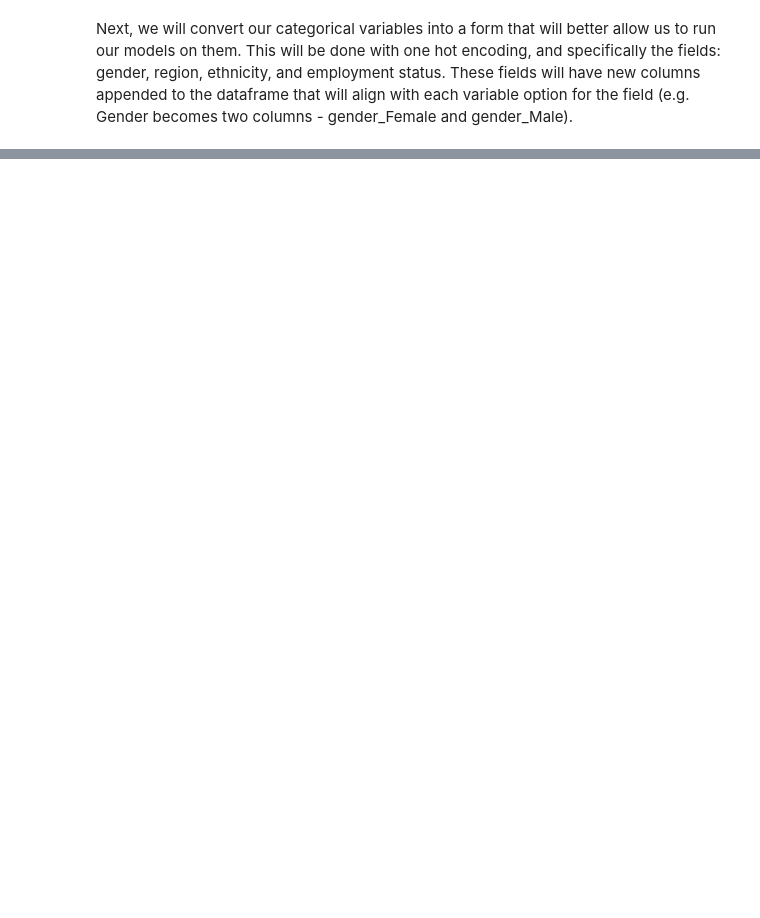
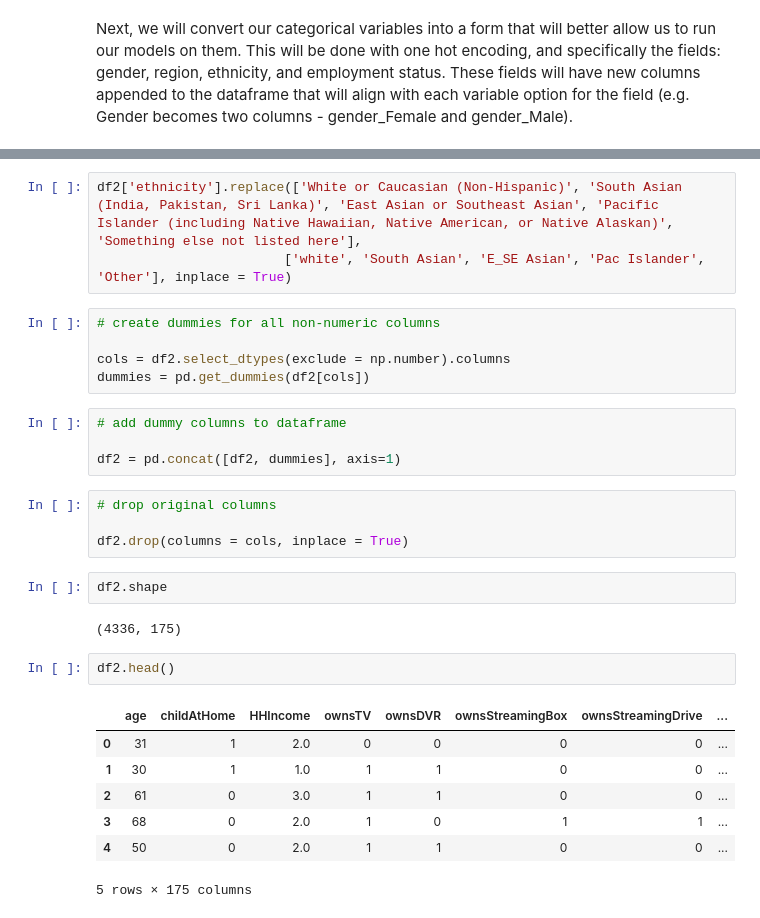
Before and after one commit to aud-z/DeloitteDigitalDemocracy, a Jupyter notebook: DSPM_v1.ipynb, the cells around one changed output, grey strips where cells are left out. Saved outputs shown, nothing was run; the diff lists cells and outputs as text; blank space fills up the shorter version.

```diff
--- a/DSPM_v1.ipynb
+++ b/DSPM_v1.ipynb
@@ -293,0 +276,30 @@ df.head()
+# %%
+df2['ethnicity'].replace(['White or Caucasian (Non-Hispanic)', 'South Asian (India, Pakistan, Sri Lanka)', 'East Asian or Southeast Asian', 'Pacific Islander (including Native Hawaiian, Native American, or Native Alaskan)', 'Something else not listed here'],
+                        ['white', 'South Asian', 'E_SE Asian', 'Pac Islander', 'Other'], inplace = True)
+# %%
+# create dummies for all non-numeric columns
+
+cols = df2.select_dtypes(exclude = np.number).columns
+dummies = pd.get_dummies(df2[cols])
+# %%
+# add dummy columns to dataframe
+
+df2 = pd.concat([df2, dummies], axis=1)
+# %%
+# drop original columns
+
+df2.drop(columns = cols, inplace = True)
+# %%
+df2.shape
+# %% [output]
+(4336, 175)
+# %%
+df2.head()
+# %% [output]
+|  | age | childAtHome | HHIncome | ownsTV | ownsDVR | ownsStreamingBox | ownsStreamingDrive | ... |
+| 0 | 31 | 1 | 2.0 | 0 | 0 | 0 | 0 | ... |
+| 1 | 30 | 1 | 1.0 | 1 | 1 | 0 | 0 | ... |
+| 2 | 61 | 0 | 3.0 | 1 | 1 | 0 | 0 | ... |
+| 3 | 68 | 0 | 2.0 | 1 | 0 | 1 | 1 | ... |
+| 4 | 50 | 0 | 2.0 | 1 | 1 | 0 | 0 | ... |
+5 rows × 175 columns
```
Also changed, not shown: parts of 35 cells of this notebook.
